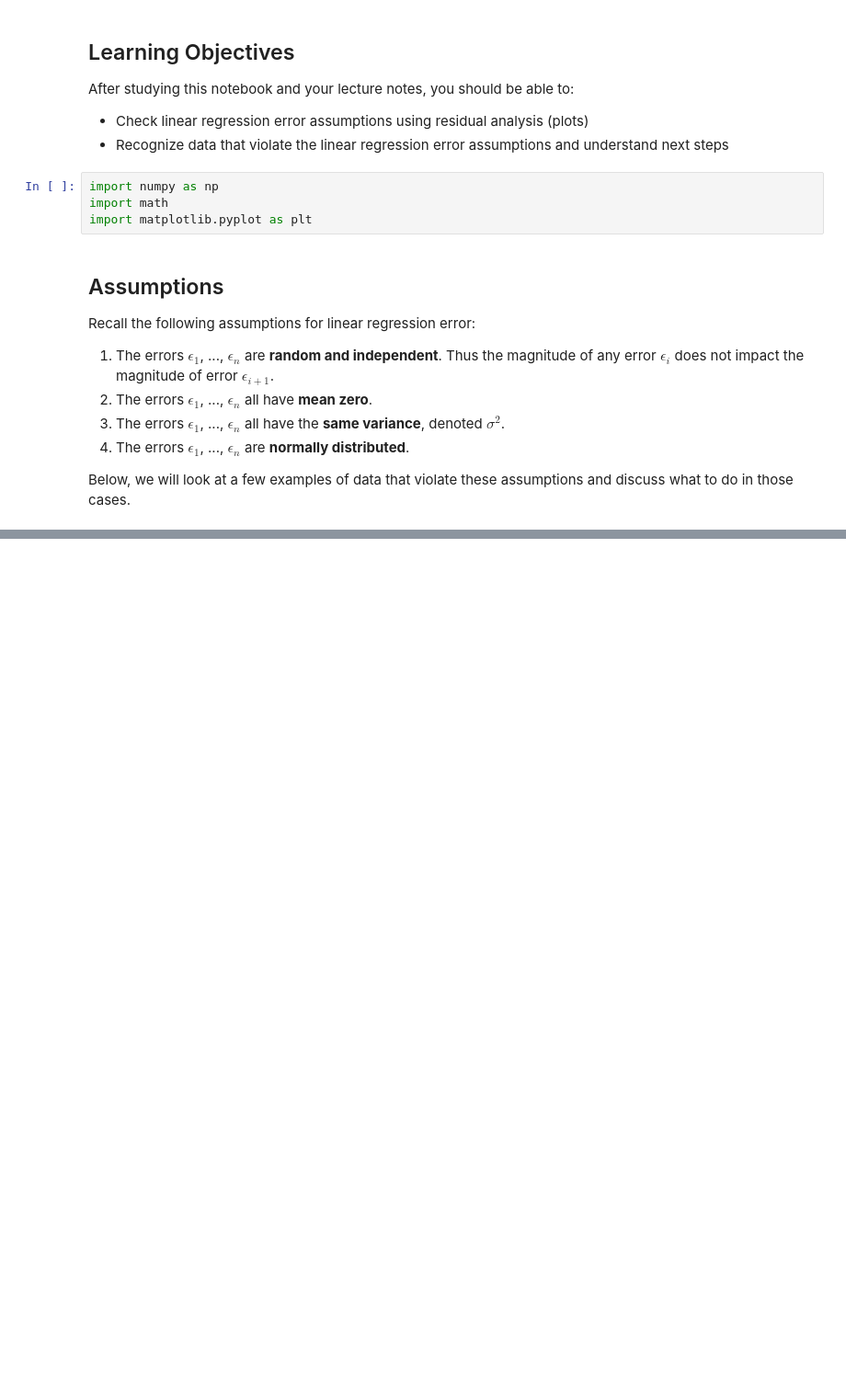
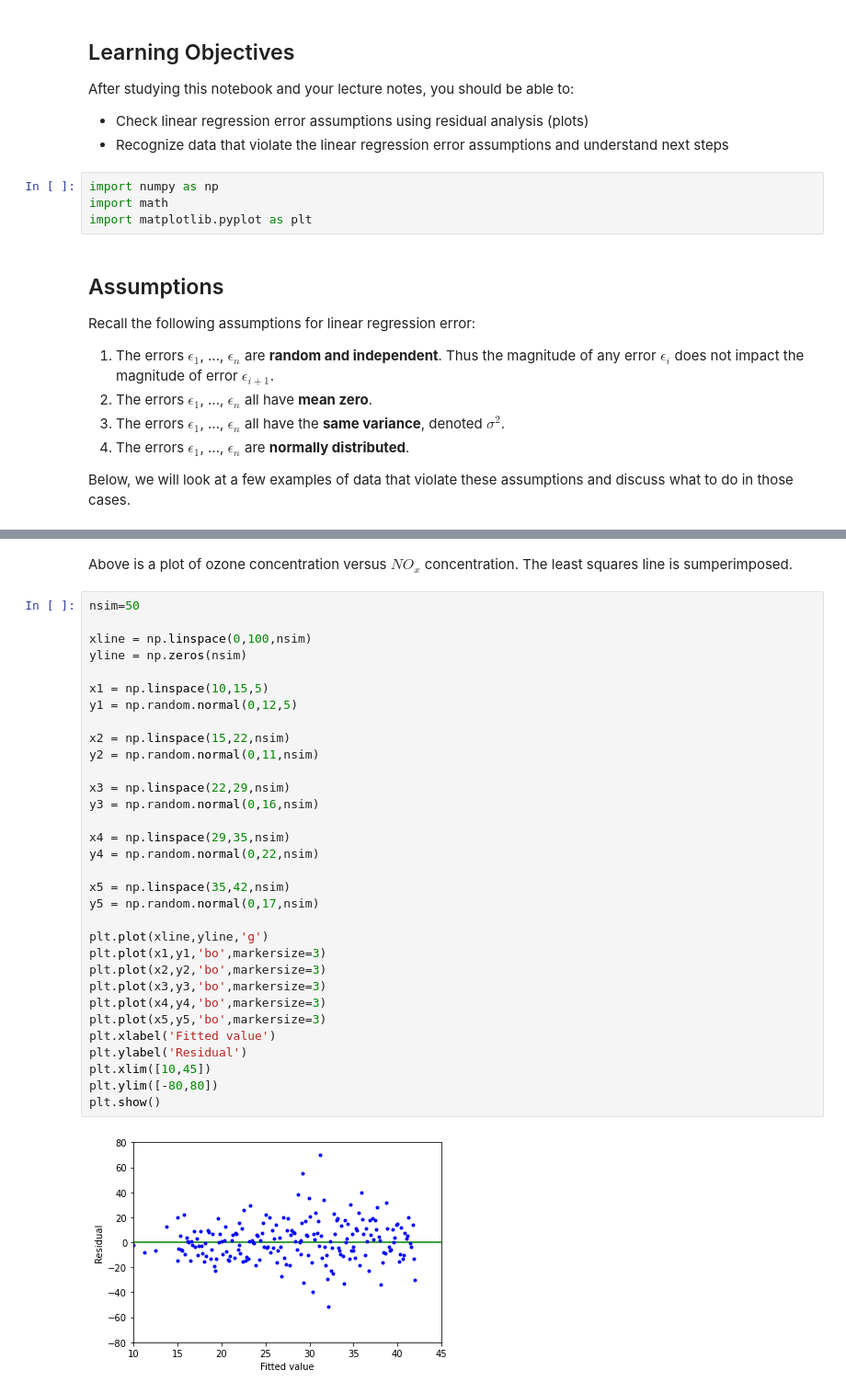
Before and after one commit to ndcbe/data-and-computing, a Jupyter notebook: notebooks/12/03-Regression-Assumption-Examples.ipynb, the cells around one changed output, grey strips where cells are left out. Shown at 92% size. Drawn from its saved outputs; the diff is of its cells as text; blank space fills up the shorter version.

```diff
--- a/notebooks/12/03-Regression-Assumption-Examples.ipynb
+++ b/notebooks/12/03-Regression-Assumption-Examples.ipynb
@@ -40,0 +69,36 @@ plt.show()
+# %% [markdown]
+Above is a plot of ozone concentration versus $NO_x$ concentration.  The least squares line is sumperimposed.
+# %%
+nsim=50
+
+xline = np.linspace(0,100,nsim)
+yline = np.zeros(nsim)
+
+x1 = np.linspace(10,15,5)
+y1 = np.random.normal(0,12,5)
+
+x2 = np.linspace(15,22,nsim)
+y2 = np.random.normal(0,11,nsim)
+
+x3 = np.linspace(22,29,nsim)
+y3 = np.random.normal(0,16,nsim)
+
+x4 = np.linspace(29,35,nsim)
+y4 = np.random.normal(0,22,nsim)
+
+x5 = np.linspace(35,42,nsim)
+y5 = np.random.normal(0,17,nsim)
+
+plt.plot(xline,yline,'g')
+plt.plot(x1,y1,'bo',markersize=3)
+plt.plot(x2,y2,'bo',markersize=3)
+plt.plot(x3,y3,'bo',markersize=3)
+plt.plot(x4,y4,'bo',markersize=3)
+plt.plot(x5,y5,'bo',markersize=3)
+plt.xlabel('Fitted value')
+plt.ylabel('Residual')
+plt.xlim([10,45])
+plt.ylim([-80,80])
+plt.show()
+# %% [output]
+[figure, added]
```
Also changed, not shown: parts of 17 cells of this notebook.
